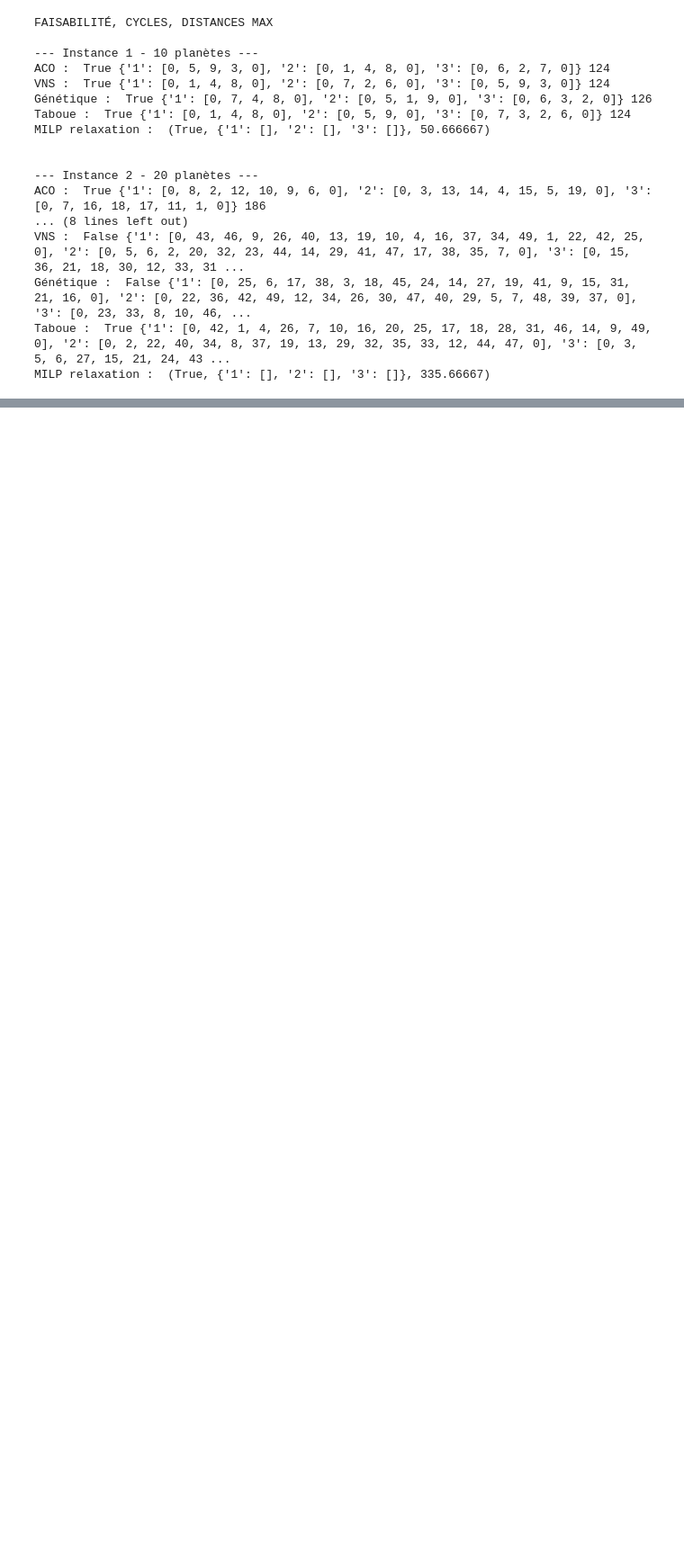
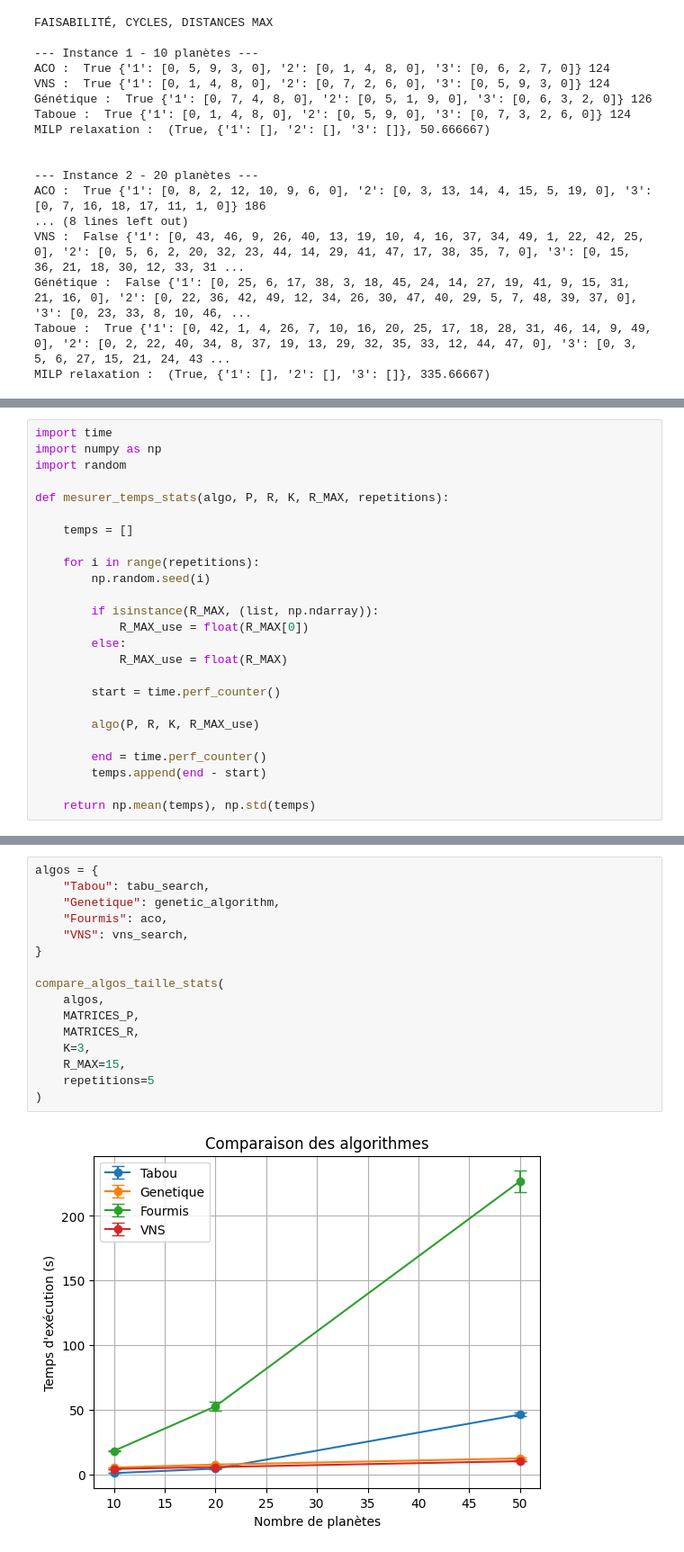
Before and after one commit to Maxx-ld/Recherche_Operationelle, a Jupyter notebook: Livrable.ipynb, the cells around one changed output, grey strips where cells are left out. Shown at 90% size. Cells and saved outputs as stored; diff of their text form; blank space fills up the shorter version.

Commit message:
métriques temps

```diff
--- a/Livrable.ipynb
+++ b/Livrable.ipynb
@@ -1309,0 +1314,25 @@ MILP relaxation :  (True, {'1': [], '2': [], '3': []}, 335.66667)
+# %%
+import time
+import numpy as np
+import random
+
+def mesurer_temps_stats(algo, P, R, K, R_MAX, repetitions):
+
+    temps = []
+
+    for i in range(repetitions):
+        np.random.seed(i)
+
+        if isinstance(R_MAX, (list, np.ndarray)):
+            R_MAX_use = float(R_MAX[0])
+        else:
+            R_MAX_use = float(R_MAX)
+
+        start = time.perf_counter()
+
+        algo(P, R, K, R_MAX_use)
+
+        end = time.perf_counter()
+        temps.append(end - start)
+
+    return np.mean(temps), np.std(temps)
@@ -1309,0 +1400,18 @@ MILP relaxation :  (True, {'1': [], '2': [], '3': []}, 335.66667)
+# %%
+algos = {
+    "Tabou": tabu_search,
+    "Genetique": genetic_algorithm,
+    "Fourmis": aco,
+    "VNS": vns_search,
+}
+
+compare_algos_taille_stats(
+    algos,
+    MATRICES_P,
+    MATRICES_R,
+    K=3,
+    R_MAX=15,
+    repetitions=5
+)
+# %% [output]
+[figure, added]
```
Also changed, not shown: parts of 13 cells of this notebook.
